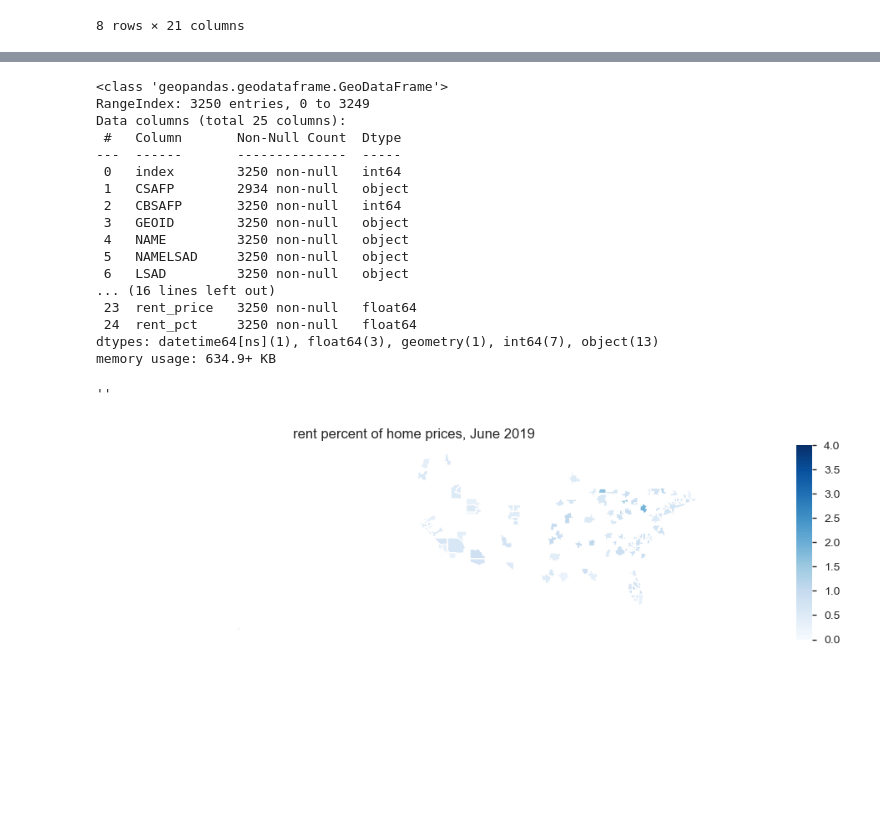
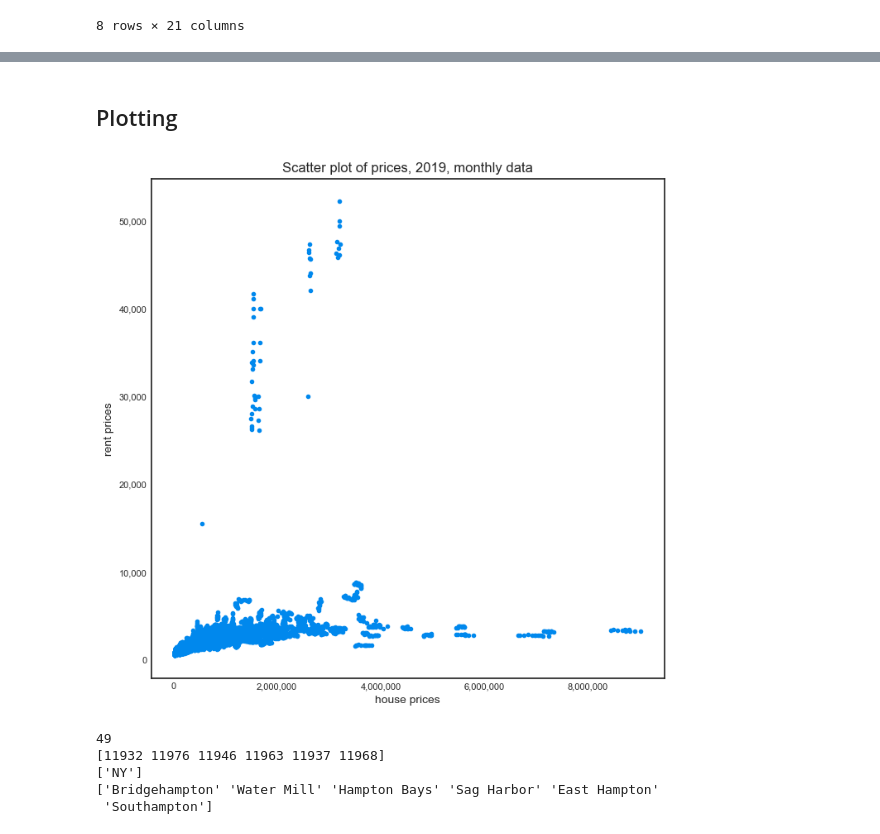
Before and after one commit to paultanger/realty-markets-analyzer, a Jupyter notebook: notebooks/EDA.ipynb, the cells around one changed output, grey strips where cells are left out. Cells and saved outputs as stored; diff of their text form; code cells hidden in the pictures; blank space fills up the shorter version.

Commit message:
clean up EDA, add plots

```diff
--- a/notebooks/EDA.ipynb
+++ b/notebooks/EDA.ipynb
@@ -314,2 +266,0 @@ See the caveats in the documentation: https://pandas.pydata.org/pandas-docs/stab
-# %%
-home_prices_l_2019['month_date'] = pd.to_datetime(home_prices_l_2019['month_date'])
@@ -1084,6 +663,6 @@ prices.head()
 # %%
 # keep what we need
-CBSA_to_ZIP = CBSA_to_ZIP.iloc[:,[0,1]]
+CBSA_to_ZIP = CBSA_to_ZIP.iloc[:,[0,1]].copy()
 # %%
 # merge with prices
 prices_CBSA = pd.merge(CBSA_to_ZIP, prices, left_on='ZIP', right_on='RegionName', how='inner')
@@ -1544,45 +757,0 @@ prices_CBSA_mapdf = prices_CBSA_mapdf.dropna(subset=['rent_pct'], axis=0).reset_
-# %%
-prices_CBSA_mapdf.info()
-# %% [output]
-<class 'geopandas.geodataframe.GeoDataFrame'>
-RangeIndex: 3250 entries, 0 to 3249
-Data columns (total 25 columns):
- #   Column       Non-Null Count  Dtype
----  ------       --------------  -----
- 0   index        3250 non-null   int64
- 1   CSAFP        2934 non-null   object
- 2   CBSAFP       3250 non-null   int64
- 3   GEOID        3250 non-null   object
- 4   NAME         3250 non-null   object
- 5   NAMELSAD     3250 non-null   object
- 6   LSAD         3250 non-null   object
-... (16 lines left out)
- 23  rent_price   3250 non-null   float64
- 24  rent_pct     3250 non-null   float64
-dtypes: datetime64[ns](1), float64(3), geometry(1), int64(7), object(13)
-memory usage: 634.9+ KB
-# %%
-from mpl_toolkits.axes_grid1 import make_axes_locatable
-
-var_to_map = 'rent_pct'
-fig, ax = plt.subplots(1, figsize=(12, 12))
-prices_CBSA_mapdf.plot(column=var_to_map, cmap='Blues', ax=ax, linewidth = 0.8)
-# prices_CBSA_mapdf.plot(column='rent_pct')
-ax.axis('off')
-ax.set_title('rent percent of home prices, June 2019')
-vmin, vmax = 0, 4
-# # Create colorbar as a legend
-sm = plt.cm.ScalarMappable(cmap='Blues', norm=plt.Normalize(vmin=vmin, vmax=vmax))
-# # empty array for the data range
-# sm._A = []
-# # create an axes on the right side of ax. The width of cax will be 5%
-# # of ax and the padding between cax and ax will be fixed at 0.05 inch.
-divider = make_axes_locatable(ax)
-cax = divider.append_axes("right", size="2%", pad=0.05)
-plt.colorbar(sm, cax=cax)
-# # add the colorbar to the figure
-# cbar = fig.colorbar(sm, fraction=0.046, pad=0.04)
-;
-# %% [output]
-''
-[figure, removed]
@@ -1588,0 +761,19 @@ plt.colorbar(sm, cax=cax)
+# %% [markdown]
+## Plotting
+# %%
+# quick plot, but we should get means - this is plotting up to 12 data points per zip
+def scatter(df, title):
+    fig, ax = plt.subplots(1, figsize=(8,8))
+    ax.scatter(df['house_price'], df['rent_price'])
+    ax.ticklabel_format(style='plain')
+    ax.get_xaxis().set_major_formatter(
+        FuncFormatter(lambda x, p: format(int(x), ',')))
+    ax.get_yaxis().set_major_formatter(
+        FuncFormatter(lambda x, p: format(int(x), ',')))
+    ax.set_xlabel("house prices")
+    ax.set_ylabel("rent prices")
+    ax.set_title(title)
+scatter(prices_CBSA_vaca_construction_pop, 'Scatter plot of prices, 2019, monthly data')
+#plt.savefig('../output/initial_scatter_prices.png')
+# %% [output]
+[figure, added]
@@ -1588,0 +783,12 @@ plt.colorbar(sm, cax=cax)
+# %%
+# characteristics
+print(len(high_rent))
+print(high_rent['ZIP'].unique())
+print(high_rent['State'].unique())
+print(high_rent['City'].unique())
+# %% [output]
+49
+[11932 11976 11946 11963 11937 11968]
+['NY']
+['Bridgehampton' 'Water Mill' 'Hampton Bays' 'Sag Harbor' 'East Hampton'
+ 'Southampton']
```
Also changed, not shown: parts of 167 cells of this notebook, 5 other files.
